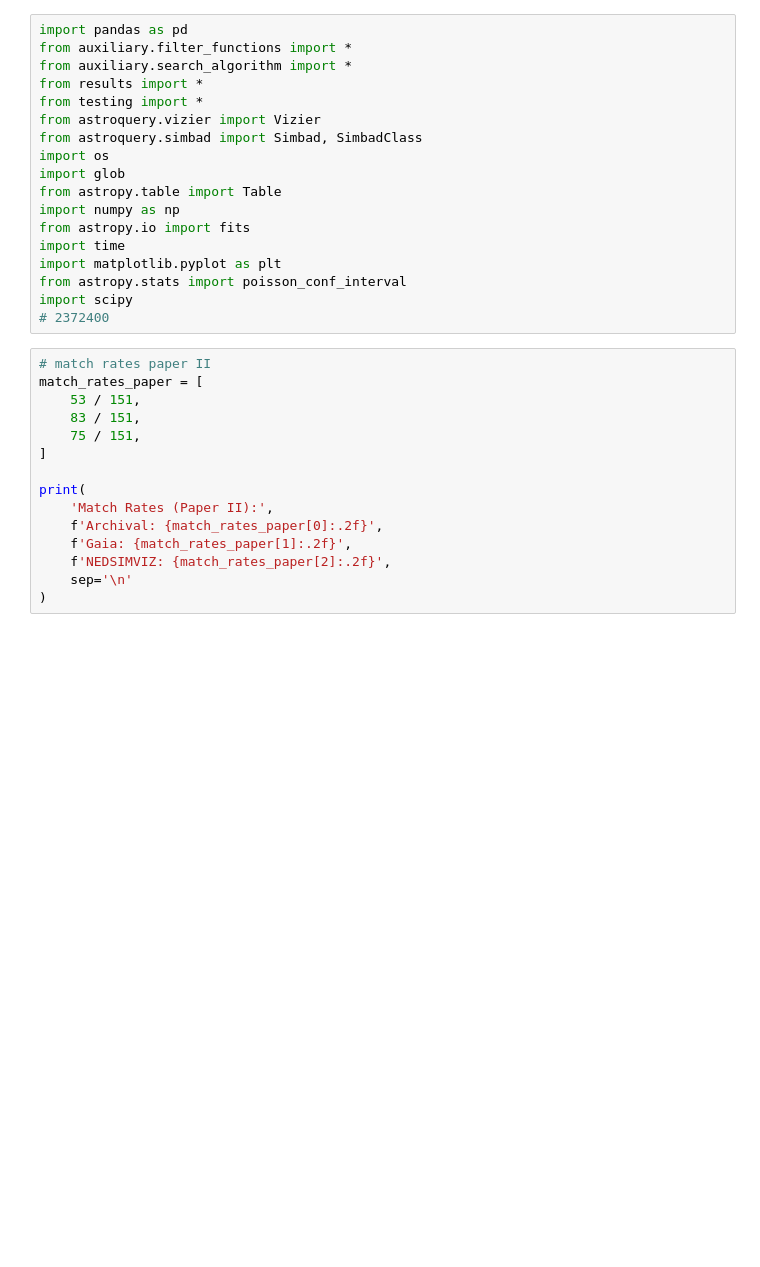
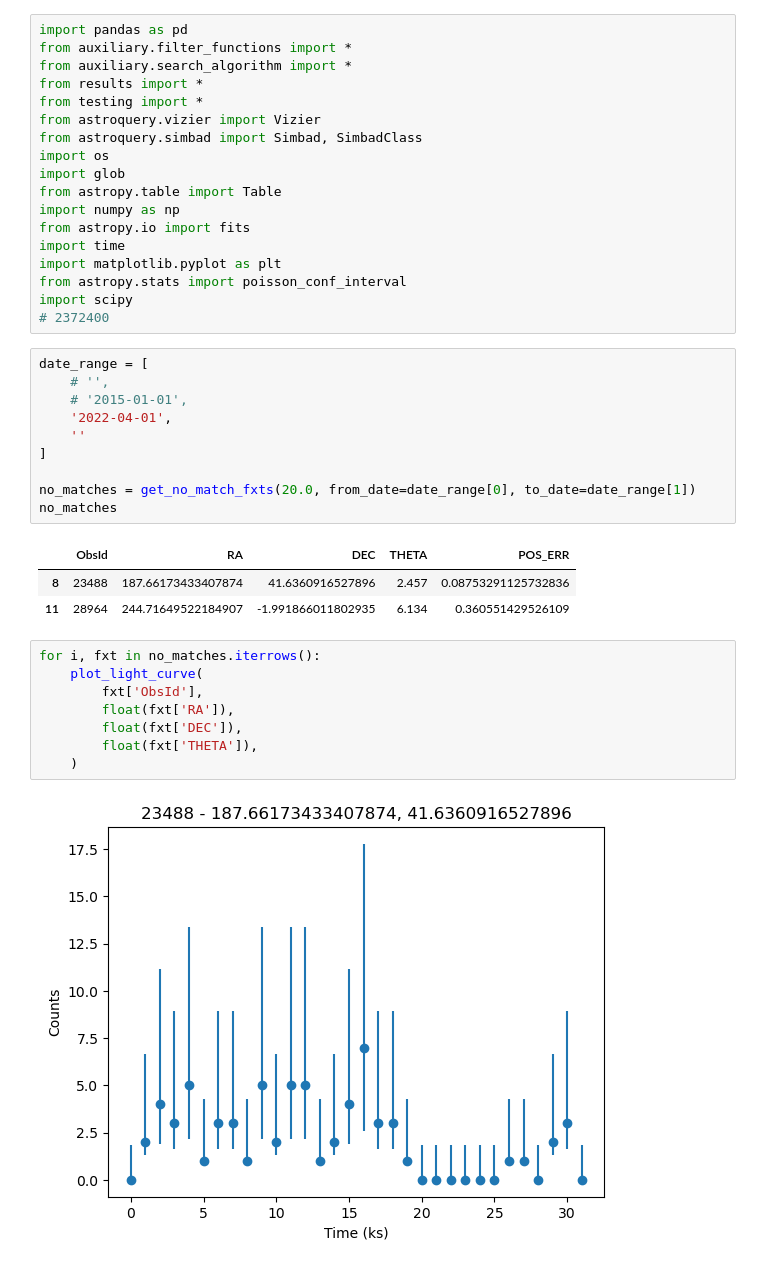
Before and after one commit to jessecrans/bachelor-internship, a Jupyter notebook: code/search/test.ipynb, the cells around one changed output. Saved outputs shown, nothing was run; the diff lists cells and outputs as text; blank space fills up the shorter version.

```diff
--- a/code/search/test.ipynb
+++ b/code/search/test.ipynb
@@ -16,18 +16,27 @@ import matplotlib.pyplot as plt
 from astropy.stats import poisson_conf_interval
 import scipy
 # 2372400
-# %%
-# match rates paper II
-match_rates_paper = [
-    53 / 151,
-    83 / 151,
-    75 / 151,
-]
-
-print(
-    'Match Rates (Paper II):',
-    f'Archival: {match_rates_paper[0]:.2f}',
-    f'Gaia: {match_rates_paper[1]:.2f}',
-    f'NEDSIMVIZ: {match_rates_paper[2]:.2f}',
-    sep='\n'
-)
+# %%
+date_range = [
+    # '',
+    # '2015-01-01',
+    '2022-04-01',
+    ''
+]
+
+no_matches = get_no_match_fxts(20.0, from_date=date_range[0], to_date=date_range[1])
+no_matches
+# %% [output]
+|  | ObsId | RA | DEC | THETA | POS_ERR |
+| 8 | 23488 | 187.66173433407874 | 41.6360916527896 | 2.457 | 0.08753291125732836 |
+| 11 | 28964 | 244.71649522184907 | -1.991866011802935 | 6.134 | 0.360551429526109 |
+# %%
+for i, fxt in no_matches.iterrows():
+    plot_light_curve(
+        fxt['ObsId'],
+        float(fxt['RA']),
+        float(fxt['DEC']),
+        float(fxt['THETA']),
+    )
+# %% [output]
+[figure, added]
```
Also changed, not shown: parts of 9 cells of this notebook, 25 other files.
